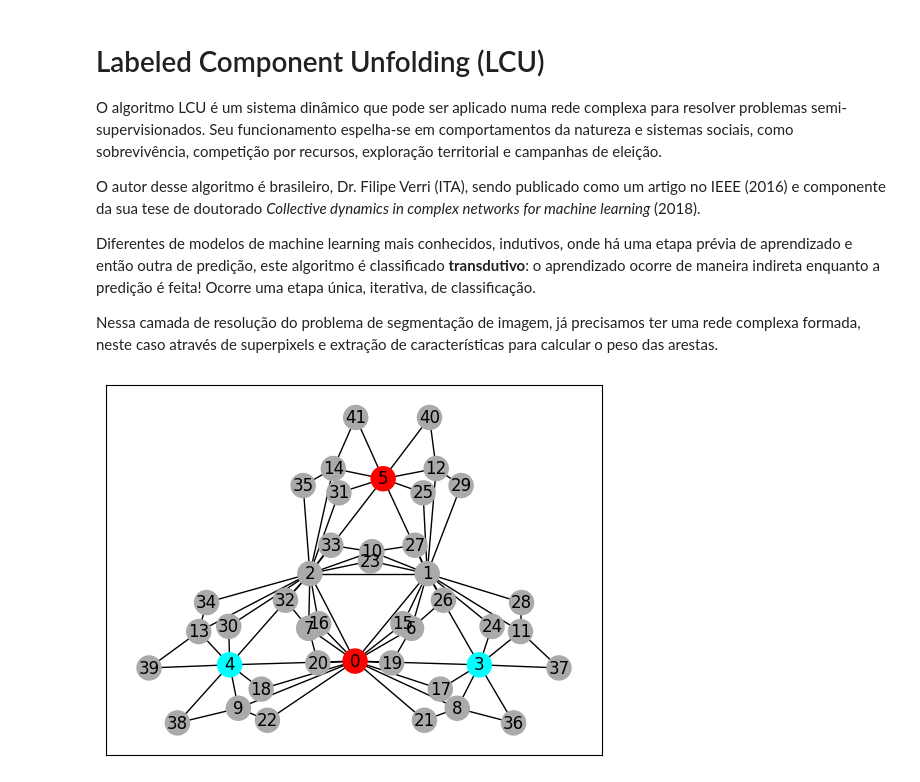
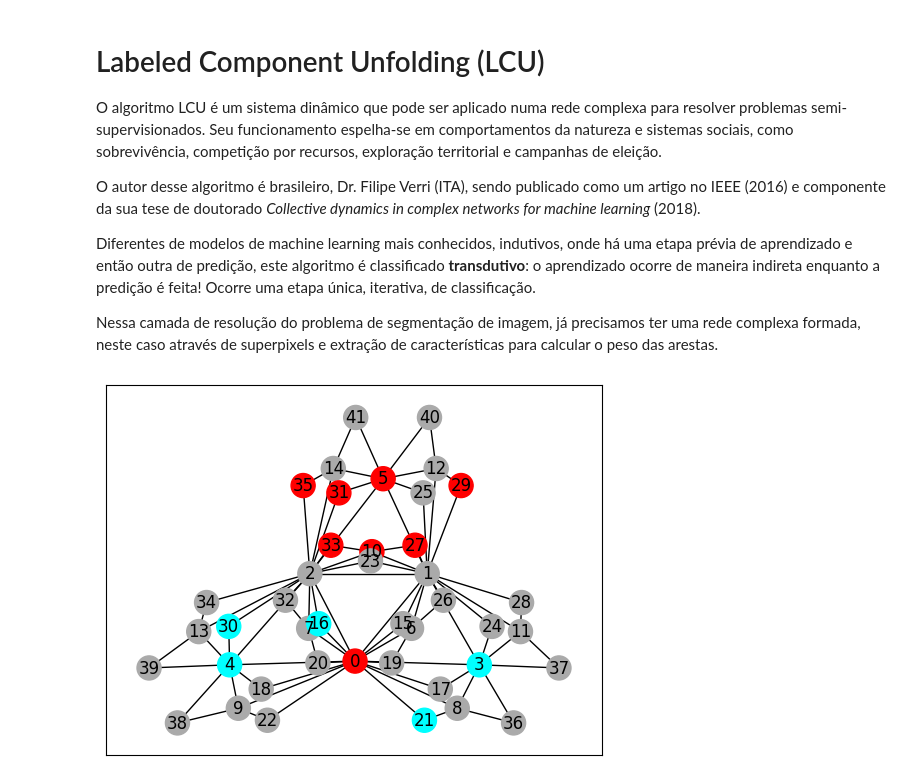
Before and after one commit to ryukinix/egsis, a Jupyter notebook: notebooks/labeled_component_unfolding.ipynb, the cells around one changed output. Drawn from its saved outputs; the diff is of its cells as text; code cells hidden in the pictures.

```diff
--- a/notebooks/labeled_component_unfolding.ipynb
+++ b/notebooks/labeled_component_unfolding.ipynb
@@ -14,28 +16,37 @@ from egsis import LCU
 # %%
 import random
 import networkx as nx
 
 G = nx.dorogovtsev_goltsev_mendes_graph(4)
 node_mark_red = [0, 5, 3, 4]
 labels = {
     0: 2,
     5: 2,
     3: 1,
-    4: 1
+    4: 1,
+    30: 1,
+    21: 1,
+    16: 1,
+    35: 2,
+    29: 2,
+    33: 2,
+    31: 2,
+    10: 2,
+    27: 2
 }
 class_by_color = {
-    1: "#00ffff",
-    2: "#ff0000"
+    1: "#00ffff", # cyan
+    2: "#ff0000" # red
 }
 default = "#aaaaaa"
 color_map = [class_by_color.get(labels.get(node), default)
              for node in G.nodes]
-for node, label in labels.items():
-    G.nodes[node]["label"] = label
+for node in G.nodes():
+    G.nodes[node]["label"] = labels.get(node, 0)
 
 for edge in G.edges:
     G.edges[edge]["weight"] = 1
+
+nx.draw_networkx(G, node_color=color_map, pos=nx.spectral_layout(G))
+# %% [output]
+[figure, added]
-# %%
-nx.draw_networkx(G, node_color=color_map, pos=nx.spectral_layout(G))
-# %% [output]
-[figure, removed]
```
Also changed, not shown: parts of 8 cells of this notebook, 2 other files.
